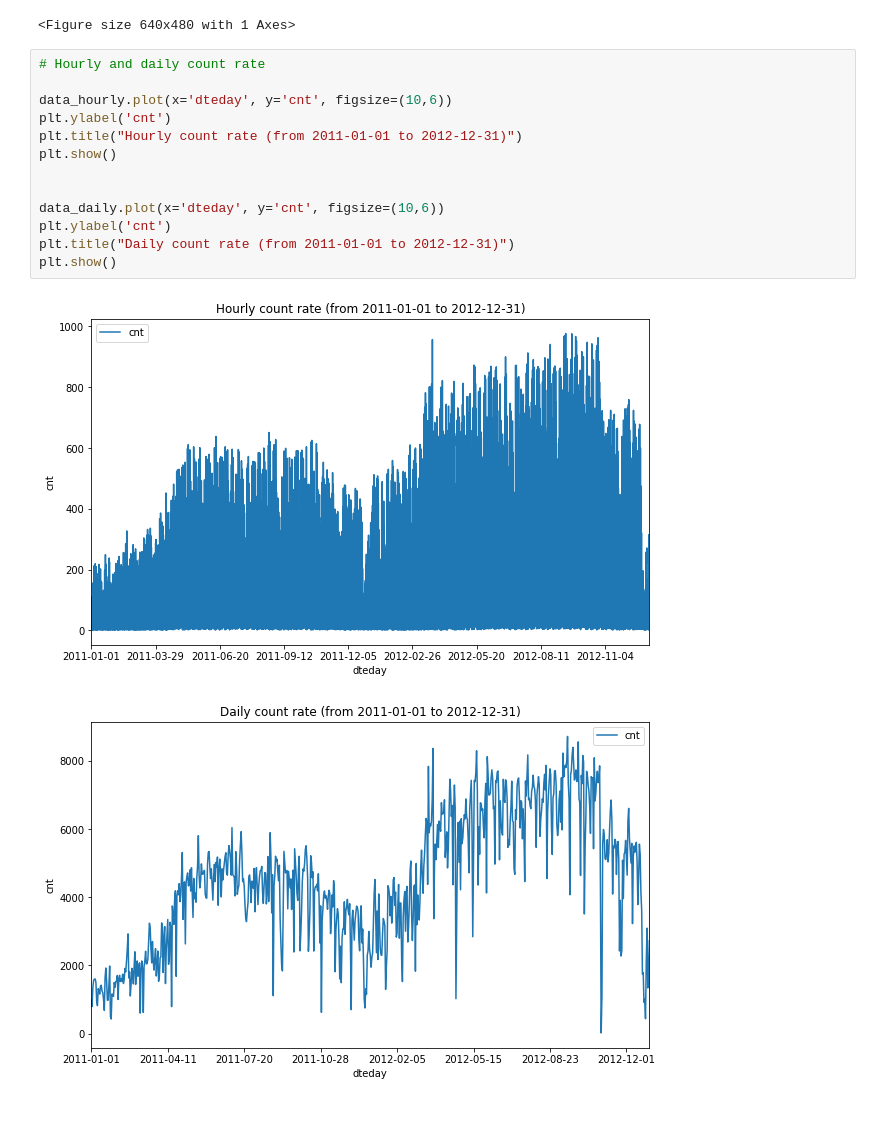
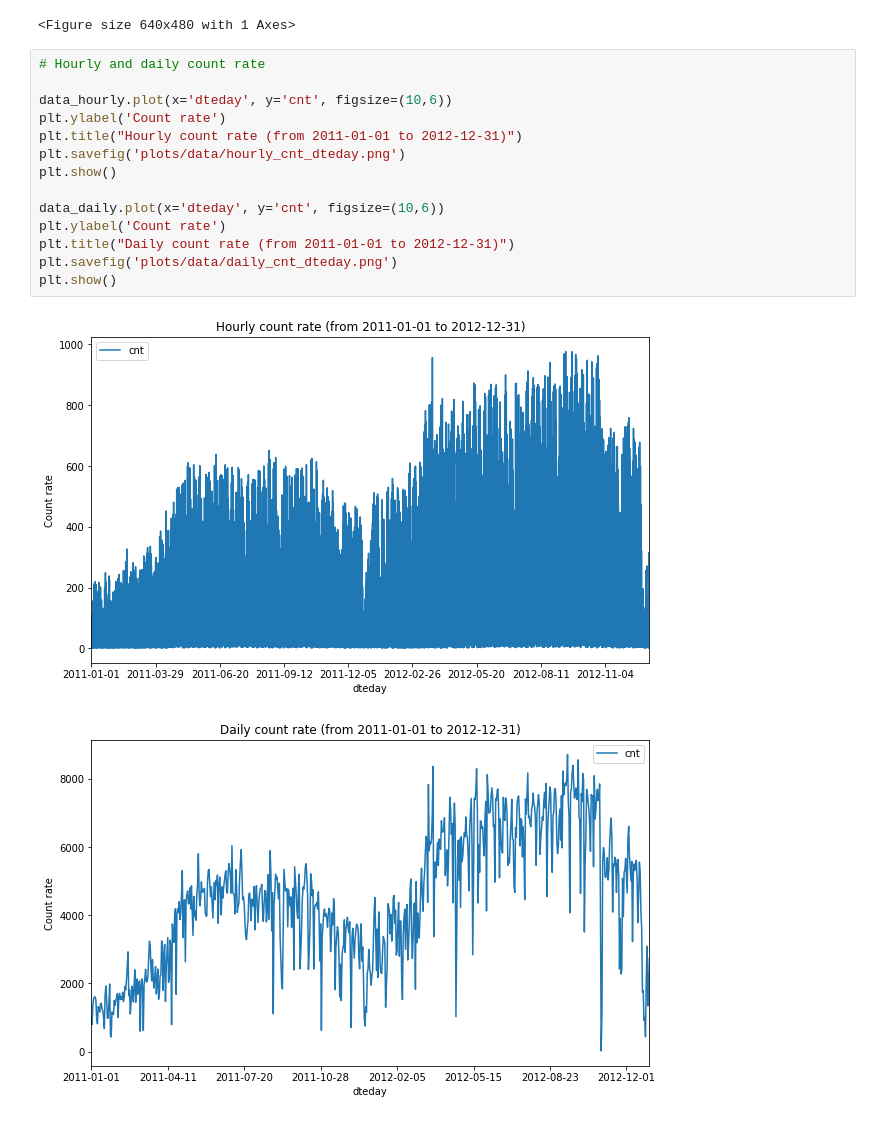
Before and after one commit to amurrone/BikeSharing, a Jupyter notebook: inspect_data.ipynb, the cells around one changed output. Cells and saved outputs as stored; diff of their text form.

```diff
--- a/inspect_data.ipynb
+++ b/inspect_data.ipynb
@@ -91,19 +91,20 @@ plt.show()
 # %%
 # Hourly and daily count rate
 
 data_hourly.plot(x='dteday', y='cnt', figsize=(10,6))
-plt.ylabel('cnt')
+plt.ylabel('Count rate')
 plt.title("Hourly count rate (from 2011-01-01 to 2012-12-31)")
+plt.savefig('plots/data/hourly_cnt_dteday.png')
 plt.show()
 
-
 data_daily.plot(x='dteday', y='cnt', figsize=(10,6))
-plt.ylabel('cnt')
+plt.ylabel('Count rate')
 plt.title("Daily count rate (from 2011-01-01 to 2012-12-31)")
+plt.savefig('plots/data/daily_cnt_dteday.png')
 plt.show()
 # %% [output]
-[figure, old version]
+[figure, new version]
-[figure, old version]
+[figure, new version]
 # %%
 # Count rate distributions according to different categorical variables
 # Seaborn barplot already shows the estimate
```
Also changed, not shown: parts of 5 cells of this notebook.
